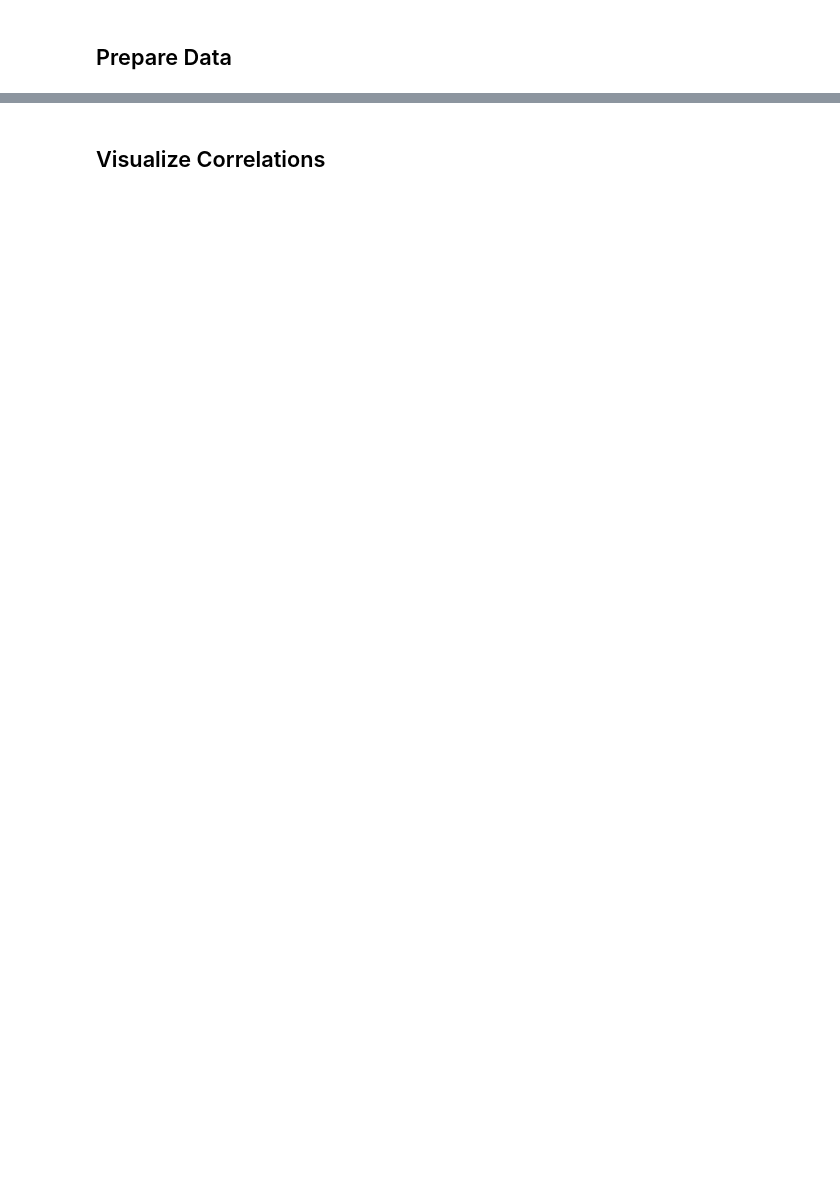
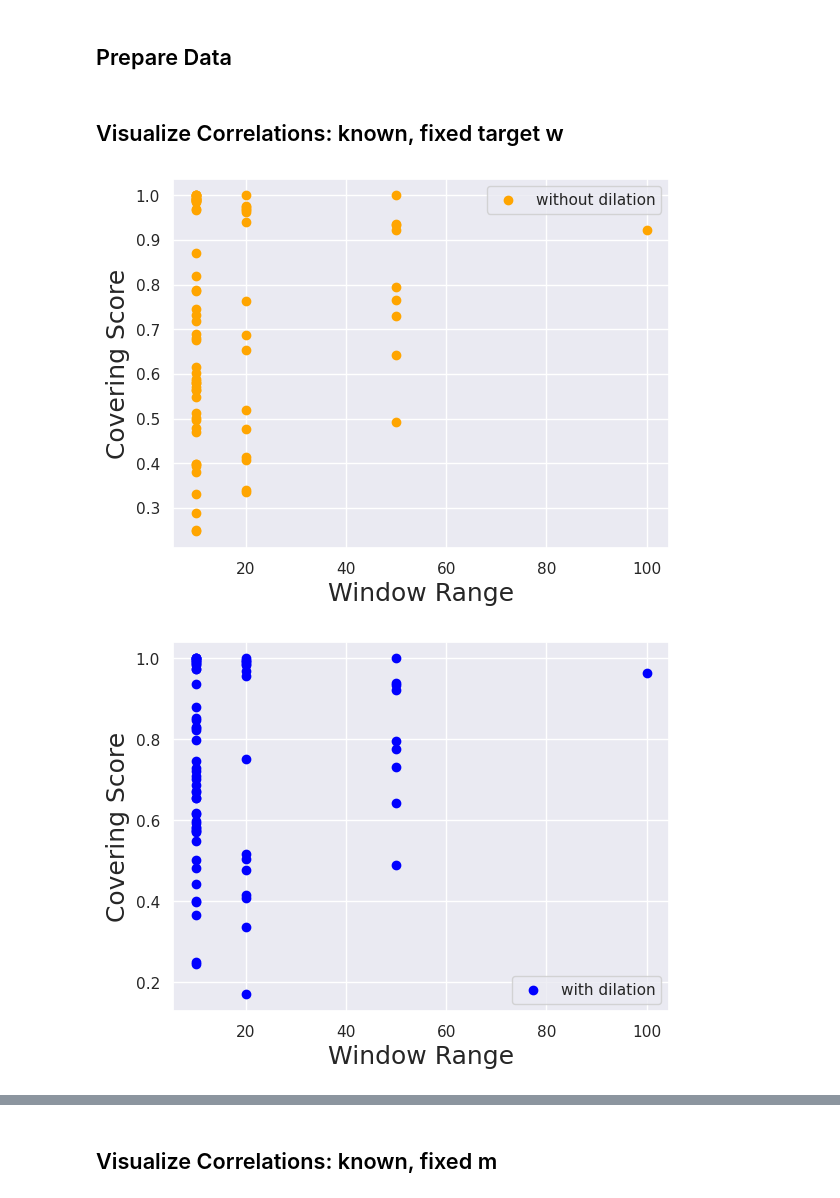
Before and after one commit to r00tk1d/experiments_master_mp_dilation, a Jupyter notebook: results/segmentation/evaluation.ipynb, the cells around one changed output, grey strips where cells are left out. Cells and saved outputs as stored; diff of their text form; code cells hidden in the pictures; blank space fills up the shorter version.

Commit message:
segmentation correlations + learned dilation

```diff
--- a/results/segmentation/evaluation.ipynb
+++ b/results/segmentation/evaluation.ipynb
@@ -45,0 +46,65 @@ df_scores_fluss.to_csv("./segmentation_covering_unknown_stumpy_m_ensemble.csv",
+# %% [markdown]
+## Visualize Correlations: known, fixed target w ##
+# %%
+fontsize = 18
+experiment_name = 'correlation_known_fixed_target_w_'
+
+# window ranges
+scatter_fluss1 = plt.scatter(window_ranges, df_scores_known_target_w["fluss1"].tolist(), color='orange')
+plt.xlabel('Window Range', fontsize=fontsize)
+plt.ylabel('Covering Score', fontsize=fontsize)
+legend_labels = [scatter_fluss1]
+legend_texts = ['without dilation']
+plt.legend(legend_labels, legend_texts)
+plt.savefig(f'./{experiment_name}window_range_d1.png', bbox_inches='tight')
+plt.show()
+
+scatter_flussEnsDil = plt.scatter(window_ranges, df_scores_known_target_w["flussEnsDil"].tolist(), color='blue')
+plt.xlabel('Window Range', fontsize=fontsize)
+plt.ylabel('Covering Score', fontsize=fontsize)
+legend_labels = [scatter_flussEnsDil]
+legend_texts = ['with dilation']
+plt.legend(legend_labels, legend_texts)
+plt.savefig(f'./{experiment_name}window_range_dilation.png', bbox_inches='tight')
+plt.show()
+
+# number of CPs
+scatter_fluss1 = plt.scatter(number_of_cps, df_scores_known_target_w["fluss1"].tolist(), color='orange')
+plt.xlabel('Number of CPs', fontsize=fontsize)
+plt.ylabel('Covering Score', fontsize=fontsize)
+legend_labels = [scatter_fluss1]
+legend_texts = ['without dilation']
+plt.legend(legend_labels, legend_texts)
+plt.savefig(f'./{experiment_name}CPs_d1.png', bbox_inches='tight')
+plt.show()
+
+scatter_flussEnsDil = plt.scatter(number_of_cps, df_scores_known_target_w["flussEnsDil"].tolist(), color='blue')
+plt.xlabel('Number of CPs', fontsize=fontsize)
+plt.ylabel('Covering Score', fontsize=fontsize)
+legend_labels = [scatter_flussEnsDil]
+legend_texts = ['with dilation']
+plt.legend(legend_labels, legend_texts)
+plt.savefig(f'./{experiment_name}CPs_dilation.png', bbox_inches='tight')
+plt.show()
+
+# ts length
+scatter_fluss1 = plt.scatter(ts_lengths, df_scores_known_target_w["fluss1"].tolist(), color='orange')
+plt.xlabel('Time Series Length', fontsize=fontsize)
+plt.ylabel('Covering Score', fontsize=fontsize)
+legend_labels = [scatter_fluss1]
+legend_texts = ['without dilation']
+plt.legend(legend_labels, legend_texts)
+plt.savefig(f'./{experiment_name}tslength_d1.png', bbox_inches='tight')
+plt.show()
+
+scatter_flussEnsDil = plt.scatter(ts_lengths, df_scores_known_target_w["flussEnsDil"].tolist(), color='blue')
+plt.xlabel('Time Series Length', fontsize=fontsize)
+plt.ylabel('Covering Score', fontsize=fontsize)
+legend_labels = [scatter_flussEnsDil]
+legend_texts = ['with dilation']
+plt.legend(legend_labels, legend_texts)
+plt.savefig(f'./{experiment_name}tslength_dilation.png', bbox_inches='tight')
+plt.show()
+# %% [output]
+[figure, added]
+[figure, added]
@@ -46,2 +115,2 @@ df_scores_fluss.to_csv("./segmentation_covering_unknown_stumpy_m_ensemble.csv",
 # %% [markdown]
-## Visualize Correlations ##
+## Visualize Correlations: known, fixed m ##
```
Also changed, not shown: parts of 5 cells of this notebook, 24 other files.
